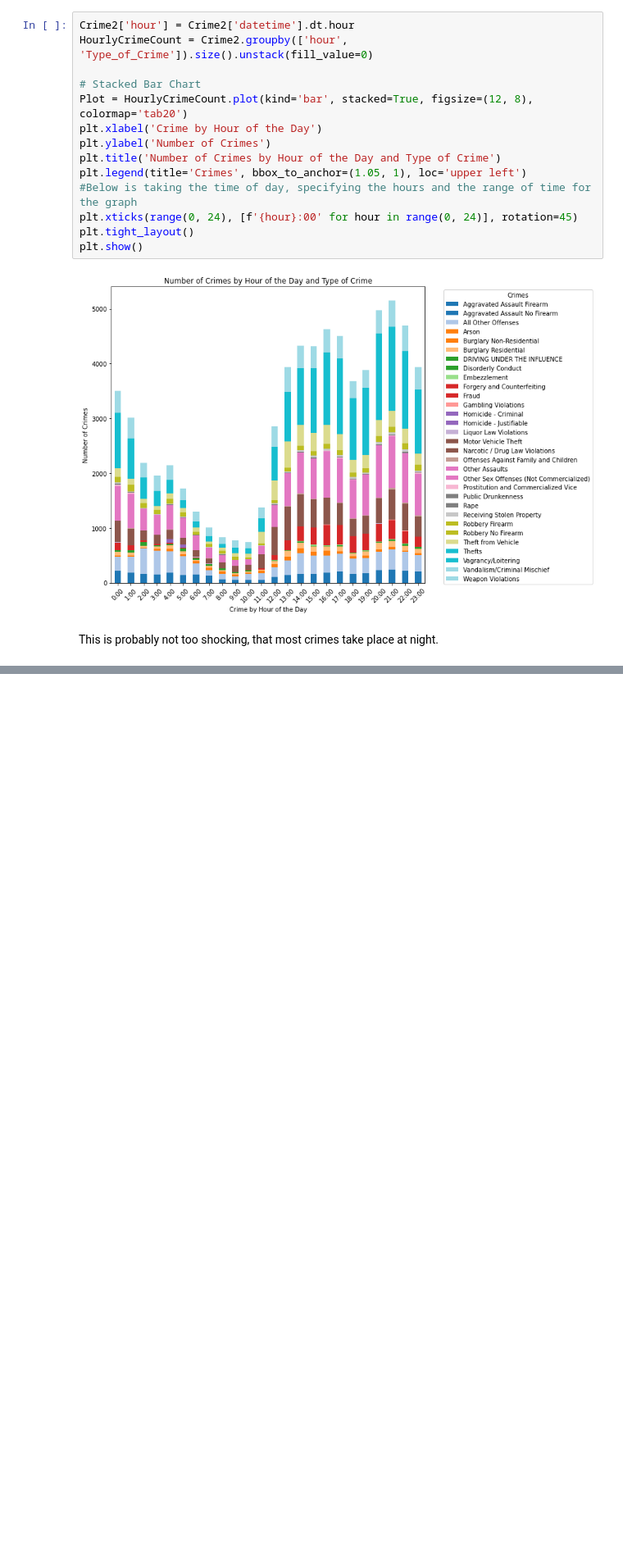
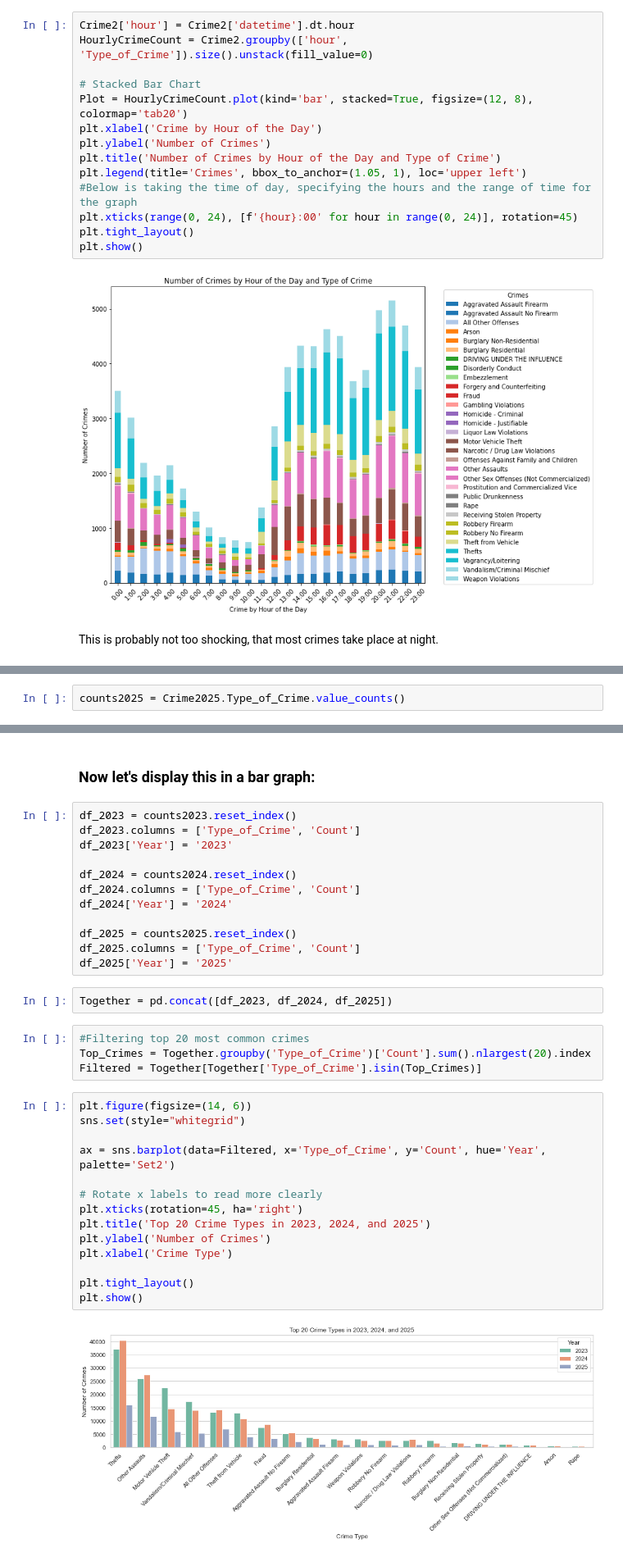
Before and after one commit to Mariacodes777/Philadelphia_Crime, a Jupyter notebook: PhillyCrimePy.ipynb, the cells around one changed output, grey strips where cells are left out. Shown: that part at 82% size. Drawn from its saved outputs; the diff is of its cells as text; blank space fills up the shorter version.

Commit message:
updating file
Adding years 2023, 2024, and what is present for 2025.

```diff
--- a/PhillyCrimePy.ipynb
+++ b/PhillyCrimePy.ipynb
@@ -350,0 +473,2 @@ I am going to add to this little project, I downloaded 2023 data and will review
+# %%
+counts2025 = Crime2025.Type_of_Crime.value_counts()
@@ -350,0 +505,36 @@ I am going to add to this little project, I downloaded 2023 data and will review
+# %% [markdown]
+### Now let's display this in a bar graph:
+# %%
+df_2023 = counts2023.reset_index()
+df_2023.columns = ['Type_of_Crime', 'Count']
+df_2023['Year'] = '2023'
+
+df_2024 = counts2024.reset_index()
+df_2024.columns = ['Type_of_Crime', 'Count']
+df_2024['Year'] = '2024'
+
+df_2025 = counts2025.reset_index()
+df_2025.columns = ['Type_of_Crime', 'Count']
+df_2025['Year'] = '2025'
+# %%
+Together = pd.concat([df_2023, df_2024, df_2025])
+# %%
+#Filtering top 20 most common crimes
+Top_Crimes = Together.groupby('Type_of_Crime')['Count'].sum().nlargest(20).index
+Filtered = Together[Together['Type_of_Crime'].isin(Top_Crimes)]
+# %%
+plt.figure(figsize=(14, 6))
+sns.set(style="whitegrid")
+
+ax = sns.barplot(data=Filtered, x='Type_of_Crime', y='Count', hue='Year', palette='Set2')
+
+# Rotate x labels to read more clearly
+plt.xticks(rotation=45, ha='right')
+plt.title('Top 20 Crime Types in 2023, 2024, and 2025')
+plt.ylabel('Number of Crimes')
+plt.xlabel('Crime Type')
+
+plt.tight_layout()
+plt.show()
+# %% [output]
+[figure, added]
```
Also changed, not shown: parts of 48 cells of this notebook, 4 other files.
